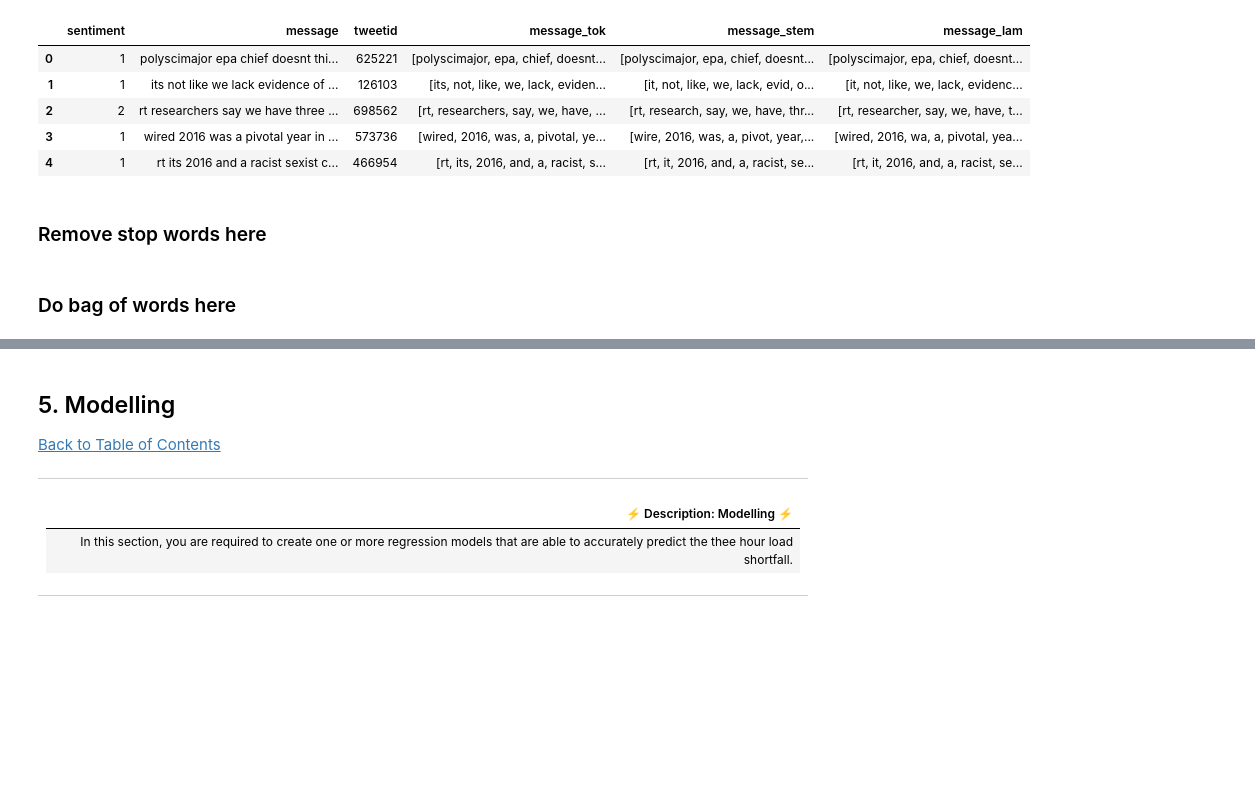
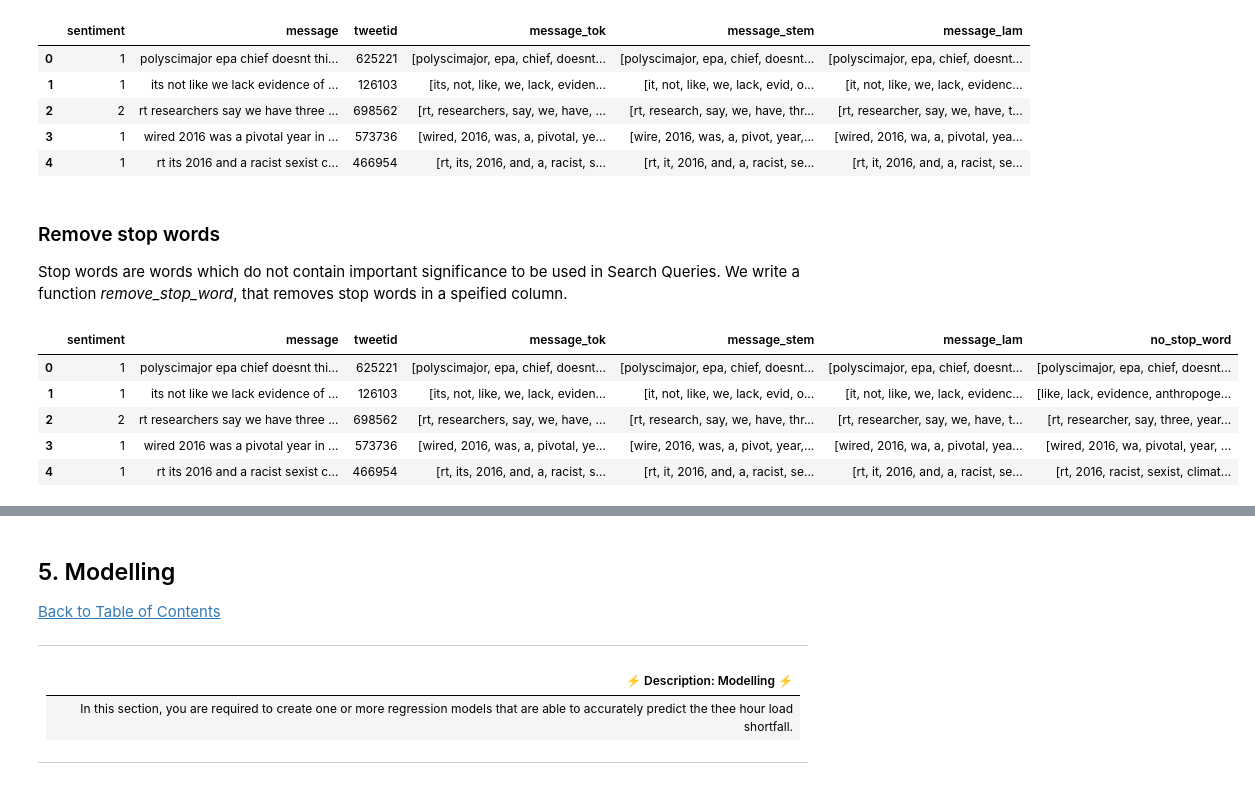
Before and after one commit to endiesworld/2110ACDS_T7_C_Predict, a Jupyter notebook: starter-notebook.ipynb, the cells around one changed output, grey strips where cells are left out. Cells and saved outputs as stored; diff of their text form; code cells hidden in the pictures; blank space fills up the shorter version.

```diff
--- a/starter-notebook.ipynb
+++ b/starter-notebook.ipynb
@@ -371,2 +390,18 @@ def remove_punc(data, col):
+# %%
+
+def remove_new_line(data, col):
+    """
+        Takes in a dataframe and a column, returns a new dataframe with a new column void of new line command
+    """
+
+    def operation(text):
+        result = re.sub("\n", "", text)
+        return result
+
+    df = data.copy()
+
+    df[col] = df[col].apply(operation)
+
+    return df
 # %%
 # Create a new dataframe with the message colmn void of punctuations
@@ -464,6 +499,6 @@ new_df_train.head()
 | 3 | 1 | wired 2016 was a pivotal year in ... | 573736 | [wired, 2016, was, a, pivotal, ye... | [wire, 2016, was, a, pivot, year,... | [wired, 2016, wa, a, pivotal, yea... |
 | 4 | 1 | rt its 2016 and a racist sexist c... | 466954 | [rt, its, 2016, and, a, racist, s... | [rt, it, 2016, and, a, racist, se... | [rt, it, 2016, and, a, racist, se... |
 # %% [markdown]
-### Remove stop words here
+### Remove stop words
+Stop words are words which do not contain important significance to be used in Search Queries.
+We write a function *remove_stop_word*, that removes stop words in a speified column.
-# %% [markdown]
-### Do bag of words here
@@ -469,0 +519,11 @@ new_df_train.head()
+# %%
+# Create a new column from message_lam void of stop words
+new_df_train = remove_stop_words(new_df_train, 'message_lam')
+new_df_train.head()
+# %% [output]
+|  | sentiment | message | tweetid | message_tok | message_stem | message_lam | no_stop_word |
+| 0 | 1 | polyscimajor epa chief doesnt thi... | 625221 | [polyscimajor, epa, chief, doesnt... | [polyscimajor, epa, chief, doesnt... | [polyscimajor, epa, chief, doesnt... | [polyscimajor, epa, chief, doesnt... |
+| 1 | 1 | its not like we lack evidence of ... | 126103 | [its, not, like, we, lack, eviden... | [it, not, like, we, lack, evid, o... | [it, not, like, we, lack, evidenc... | [like, lack, evidence, anthropoge... |
+| 2 | 2 | rt researchers say we have three ... | 698562 | [rt, researchers, say, we, have, ... | [rt, research, say, we, have, thr... | [rt, researcher, say, we, have, t... | [rt, researcher, say, three, year... |
+| 3 | 1 | wired 2016 was a pivotal year in ... | 573736 | [wired, 2016, was, a, pivotal, ye... | [wire, 2016, was, a, pivot, year,... | [wired, 2016, wa, a, pivotal, yea... | [wired, 2016, wa, pivotal, year, ... |
+| 4 | 1 | rt its 2016 and a racist sexist c... | 466954 | [rt, its, 2016, and, a, racist, s... | [rt, it, 2016, and, a, racist, se... | [rt, it, 2016, and, a, racist, se... | [rt, 2016, racist, sexist, climat... |
```
Also changed, not shown: parts of 47 cells of this notebook, 1 other file.
